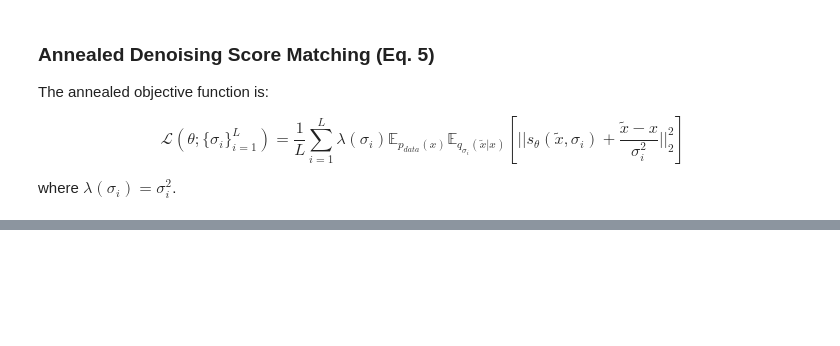
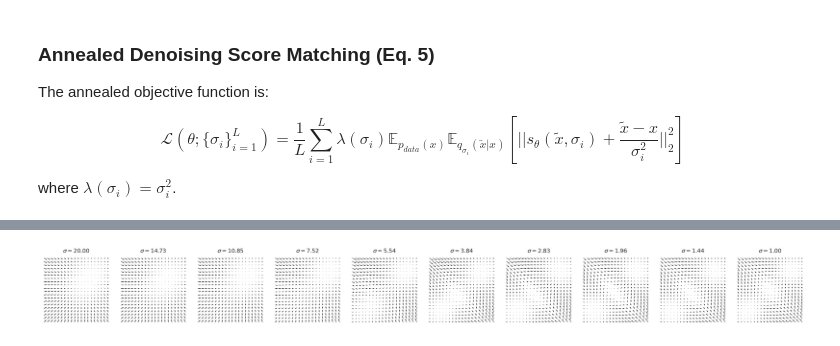
Before and after one commit to bachnguyenTE/ncsn-pres, a Jupyter notebook: two_gaussians_example.ipynb, the cells around one changed output, grey strips where cells are left out. Cells and saved outputs as stored; diff of their text form; code cells hidden in the pictures; blank space fills up the shorter version.

```diff
--- a/two_gaussians_example.ipynb
+++ b/two_gaussians_example.ipynb
@@ -334,0 +406,21 @@ array([2.99573227, 2.83806215, 2.68039203, 2.52272191, 2.36505179,
+# %%
+# Visualize scores for 10 different noise scales
+fig, axes = plt.subplots(1, 10, figsize=(30, 6))
+axes = axes.flatten()
+
+# Select 10 indices from the 50 sigmas
+indices = np.linspace(0, len(sigmas) - 1, 10).astype(int)
+
+mesh = get_mesh(left_bound, right_bound, grid_size=20, device=device)
+mesh_np = mesh.detach().cpu().numpy()
+
+for i, idx in enumerate(indices):
+    sigma = sigmas[idx]
+    scores = trained_score_fn(mesh, sigma).detach().cpu().numpy()
+
+    plot_vector_field(scores, mesh_np, '$\sigma={:.2f}$'.format(sigma.item()), ax=axes[i])
+
+plt.tight_layout()
+plt.show()
+# %% [output]
+[figure, added]
```
Also changed, not shown: parts of 26 cells of this notebook.
